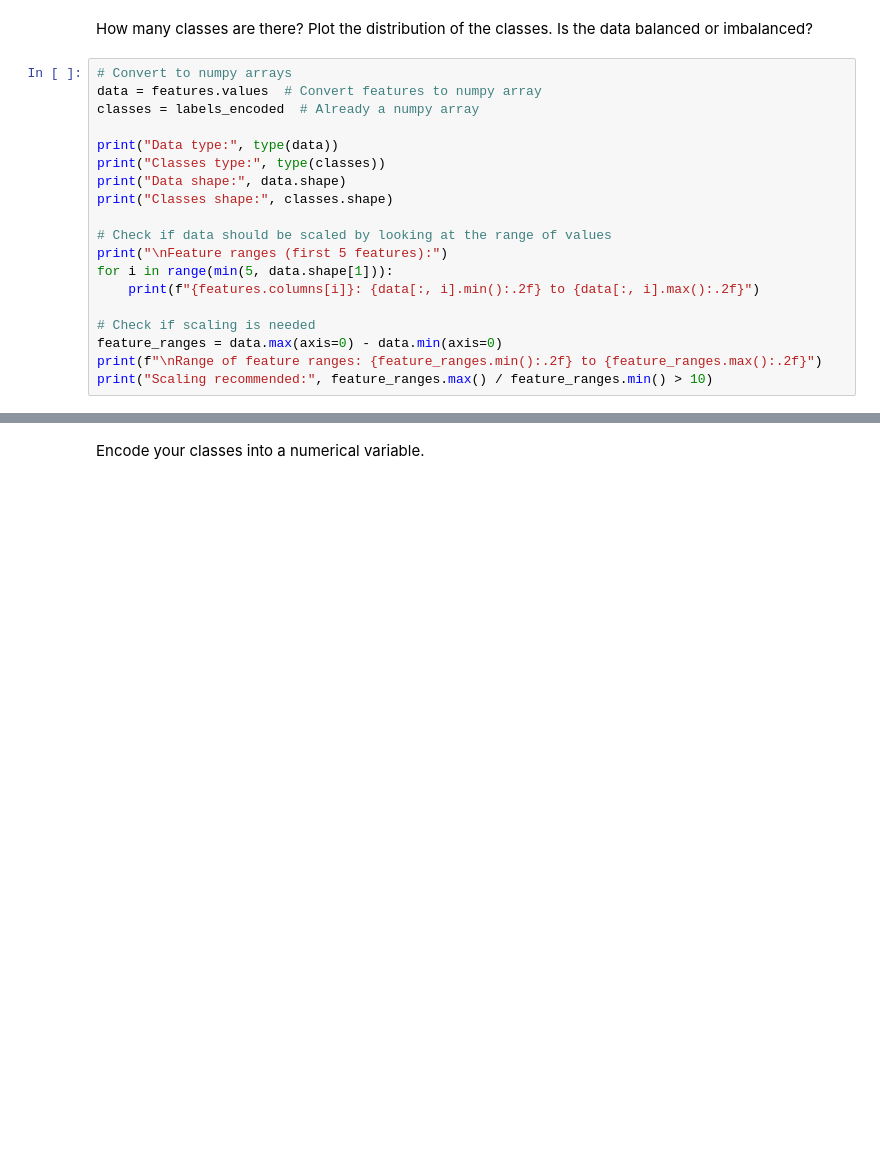
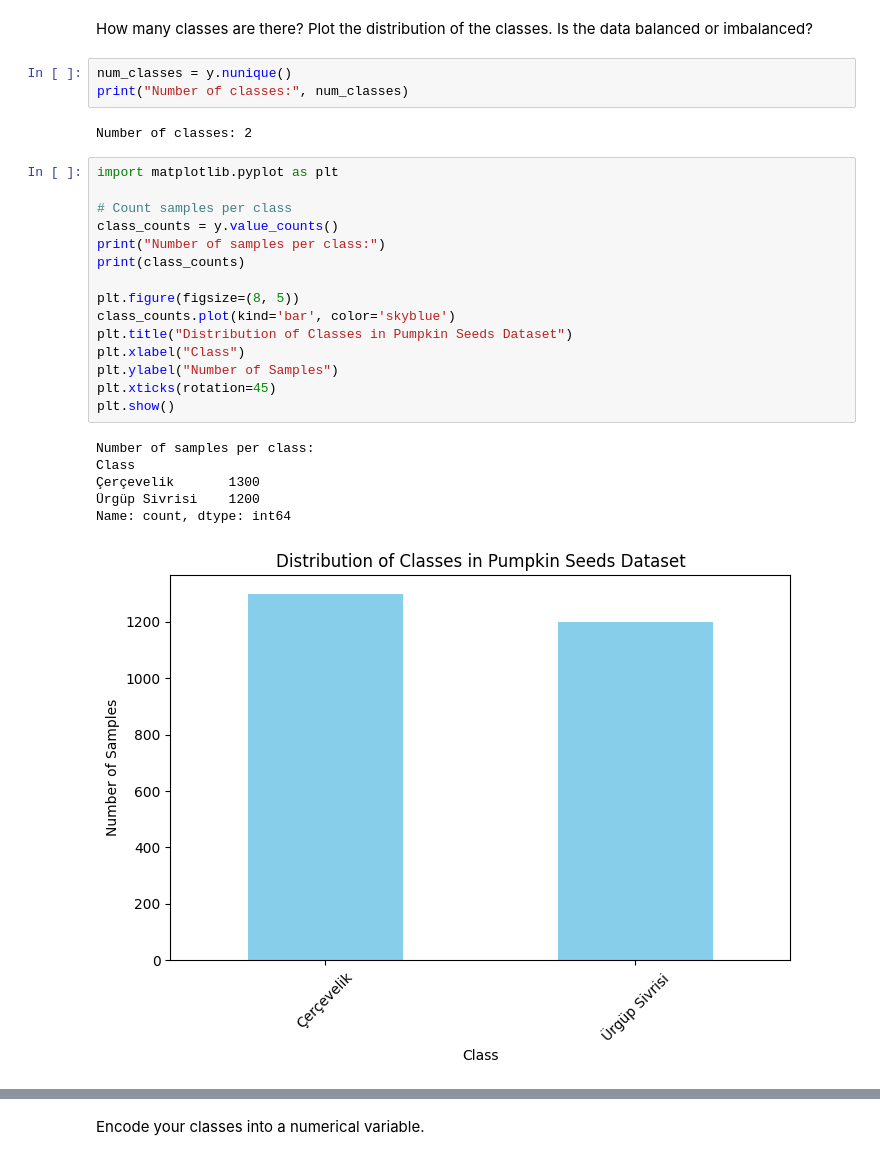
Before and after one commit to Benbakreti0Amine/data_analysis_project_M1CNS, a Jupyter notebook: TD2_3.ipynb, the cells around one changed output, grey strips where cells are left out. Drawn from its saved outputs; the diff is of its cells as text; blank space fills up the shorter version.

```diff
--- a/TD2_3.ipynb
+++ b/TD2_3.ipynb
@@ -250,21 +269,29 @@ for i, label in enumerate(le.classes_):
 # %% [markdown]
 How many classes are there? Plot the distribution of the classes. Is the data balanced or imbalanced?
-# %%
-# Convert to numpy arrays
-data = features.values  # Convert features to numpy array
-classes = labels_encoded  # Already a numpy array
-
-print("Data type:", type(data))
-print("Classes type:", type(classes))
-print("Data shape:", data.shape)
-print("Classes shape:", classes.shape)
-
-# Check if data should be scaled by looking at the range of values
-print("\nFeature ranges (first 5 features):")
-for i in range(min(5, data.shape[1])):
-    print(f"{features.columns[i]}: {data[:, i].min():.2f} to {data[:, i].max():.2f}")
-
-# Check if scaling is needed
-feature_ranges = data.max(axis=0) - data.min(axis=0)
-print(f"\nRange of feature ranges: {feature_ranges.min():.2f} to {feature_ranges.max():.2f}")
-print("Scaling recommended:", feature_ranges.max() / feature_ranges.min() > 10)
+# %%
+num_classes = y.nunique()
+print("Number of classes:", num_classes)
+# %% [output]
+Number of classes: 2
+# %%
+import matplotlib.pyplot as plt
+
+# Count samples per class
+class_counts = y.value_counts()
+print("Number of samples per class:")
+print(class_counts)
+
+plt.figure(figsize=(8, 5))
+class_counts.plot(kind='bar', color='skyblue')
+plt.title("Distribution of Classes in Pumpkin Seeds Dataset")
+plt.xlabel("Class")
+plt.ylabel("Number of Samples")
+plt.xticks(rotation=45)
+plt.show()
+# %% [output]
+Number of samples per class:
+Class
+Çerçevelik       1300
+Ürgüp Sivrisi    1200
+Name: count, dtype: int64
+[figure, added]
```
Also changed, not shown: parts of 33 cells of this notebook.
